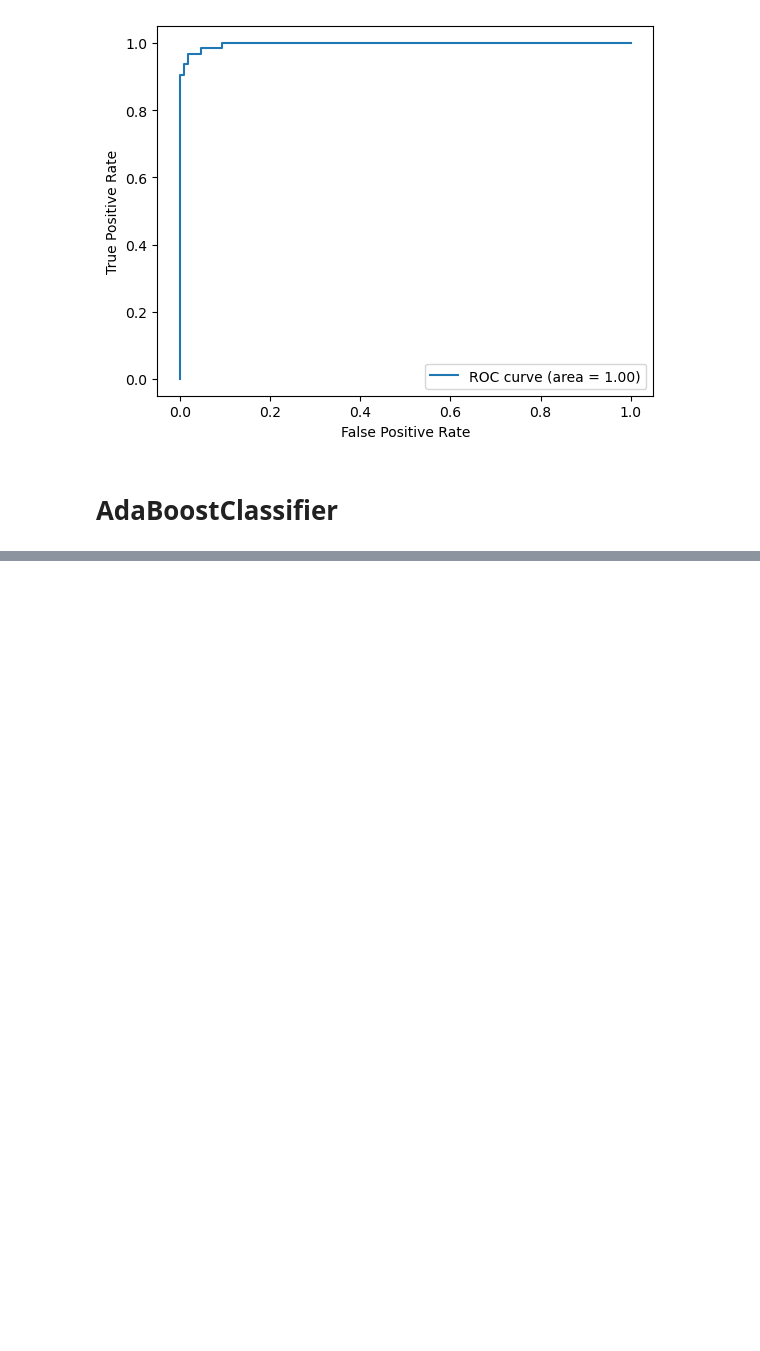
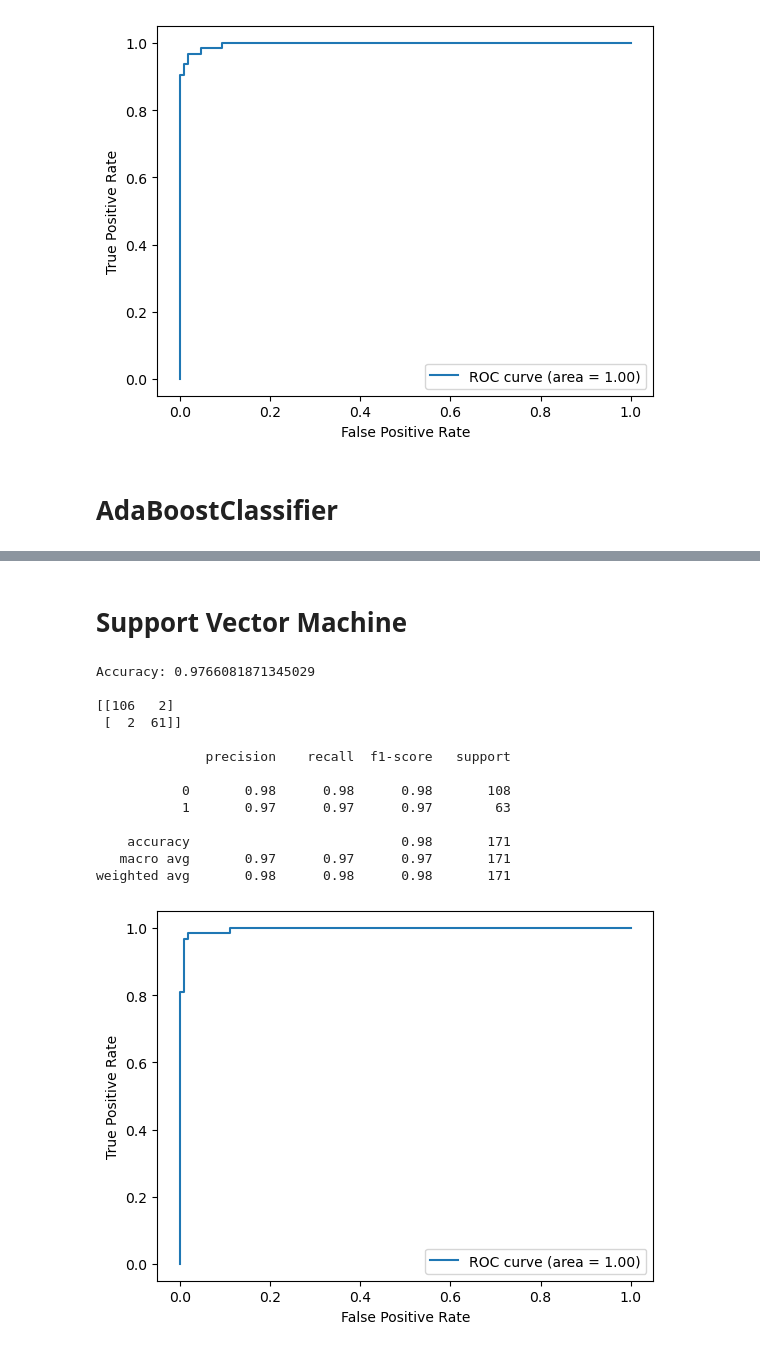
Before and after one commit to kross80300/Data_Analytics_Fall2025_TermProject, a Jupyter notebook: term_project.ipynb, the cells around one changed output, grey strips where cells are left out. Saved outputs shown, nothing was run; the diff lists cells and outputs as text; code cells hidden in the pictures; blank space fills up the shorter version.

```diff
--- a/term_project.ipynb
+++ b/term_project.ipynb
@@ -140,0 +180,39 @@ weighted avg       0.97      0.97      0.97       171
+# %% [markdown]
+# Support Vector Machine
+# %%
+svmModel = svm.SVC(kernel='linear', probability=True, random_state=42)
+svmModel.fit(X_train_scaled, y_train)
+
+y_pred = svmModel.predict(X_test_scaled)
+print(f"Accuracy: {accuracy_score(y_test, y_pred)}")
+print()
+
+cm = confusion_matrix(y_test, y_pred)
+print(cm)
+print()
+
+print(classification_report(y_test, y_pred, zero_division=0))
+
+y_prob = svmModel.predict_proba(X_test_scaled)[:, 1]
+fpr, tpr, thresholds = roc_curve(y_test, y_prob)
+roc_auc = auc(fpr, tpr)
+plt.plot(fpr, tpr, label=f'ROC curve (area = {roc_auc:.2f})')
+plt.xlabel('False Positive Rate')
+plt.ylabel('True Positive Rate')
+plt.legend()
+plt.show()
+# %% [output]
+Accuracy: 0.9766081871345029
+
+[[106   2]
+ [  2  61]]
+
+              precision    recall  f1-score   support
+
+           0       0.98      0.98      0.98       108
+           1       0.97      0.97      0.97        63
+
+    accuracy                           0.98       171
+   macro avg       0.97      0.97      0.97       171
+weighted avg       0.98      0.98      0.98       171
+[figure, added]
```
Also changed, not shown: parts of 2 cells of this notebook.
